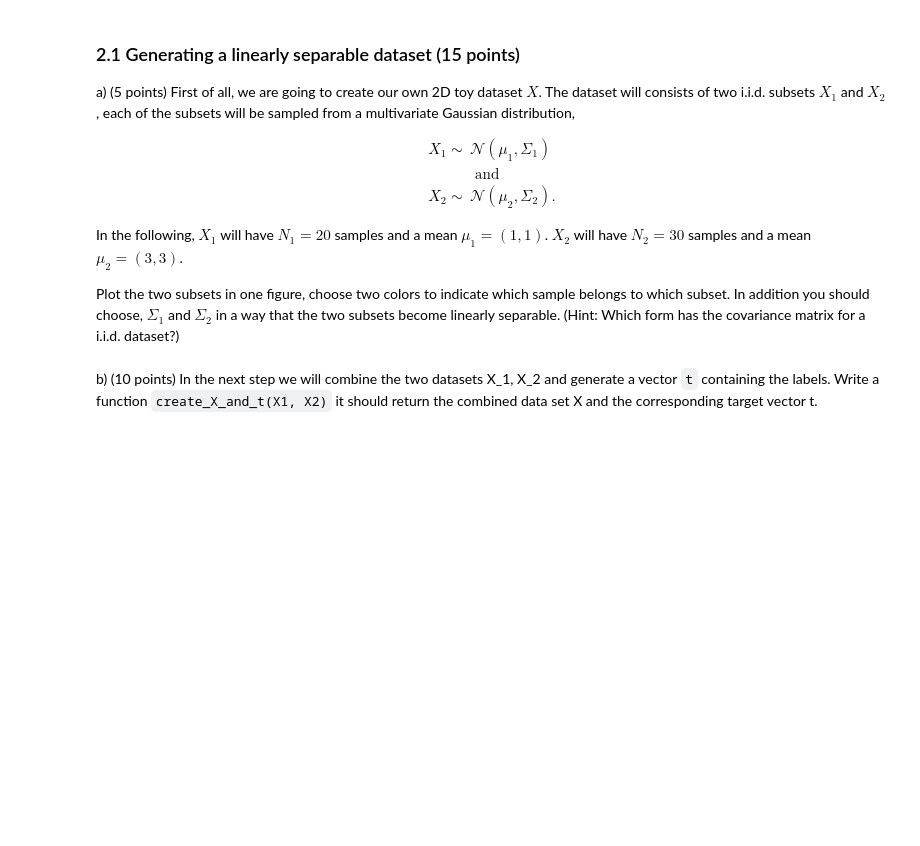
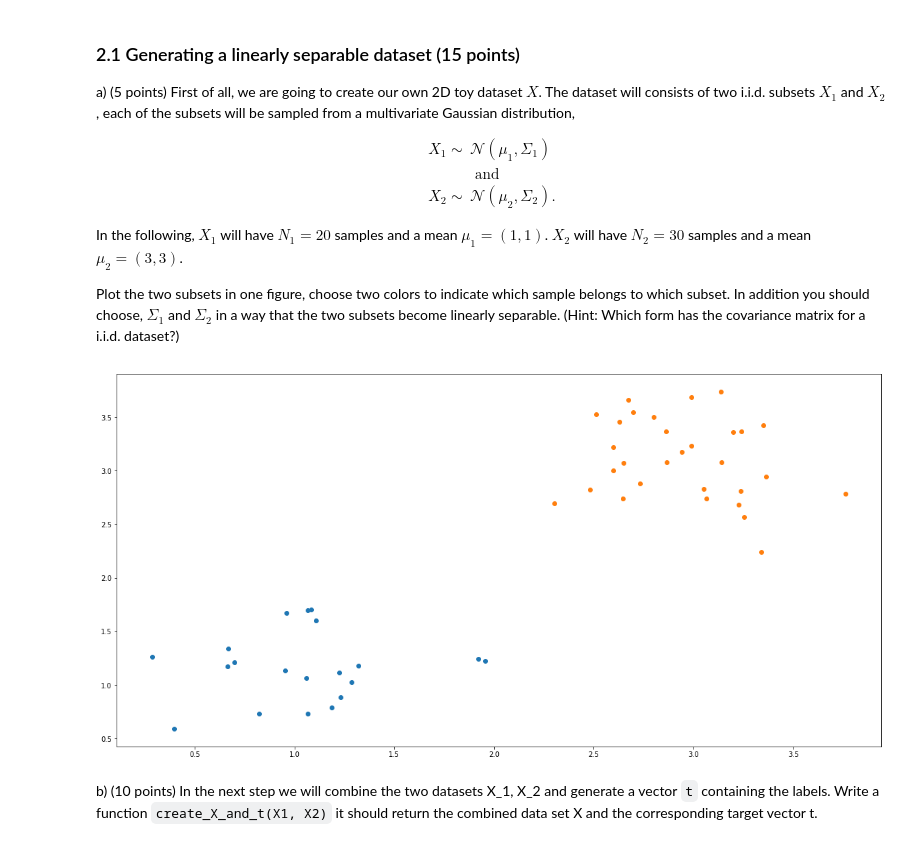
Before and after one commit to Lukx19/UvA-ML1, a Jupyter notebook: lab3.ipynb, the cells around one changed output. Drawn from its saved outputs; the diff is of its cells as text; code cells hidden in the pictures; blank space fills up the shorter version.

```diff
--- a/lab3.ipynb
+++ b/lab3.ipynb
@@ -224,2 +223,15 @@ raise NotImplementedError()
+# %%
+np.random.seed(101)
+cov1 = np.identity(2) /8
+cov2 = np.identity(2) /8
+
+X1 = np.random.multivariate_normal(mean=[1,1],cov=cov1,size=20)
+X2 = np.random.multivariate_normal(mean=[3,3],cov=cov2,size=30)
+
+plt.scatter(X1[:,0], X1[:,1])
+plt.scatter(X2[:,0], X2[:,1])
+plt.show()
+# %% [output]
+[figure, added]
 # %% [markdown]
 b) (10 points) In the next step we will combine the two datasets X_1, X_2 and generate a vector `t` containing the labels. Write a function `create_X_and_t(X1, X2)` it should return the combined data set X and the corresponding target vector t.
```
Also changed, not shown: parts of 12 cells of this notebook.
